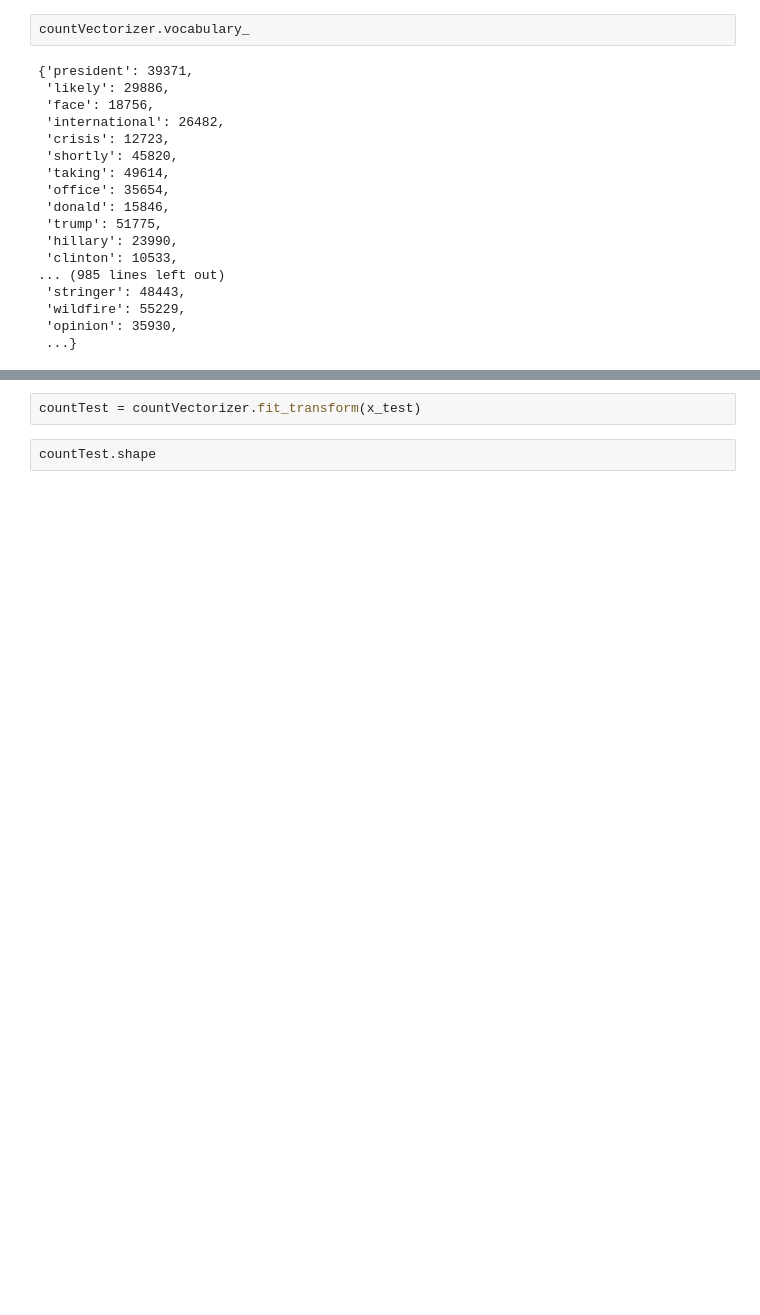
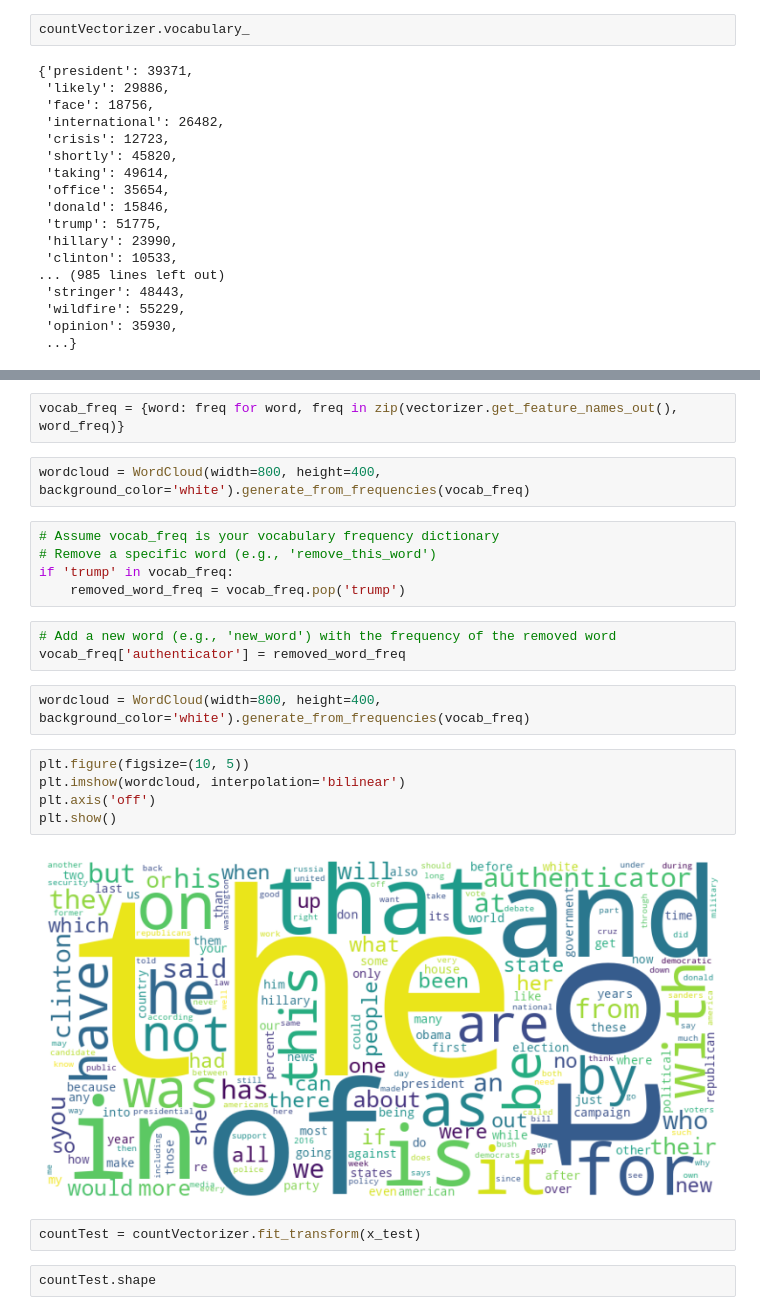
Before and after one commit to kristacourtaway/News-Authenticator, a Jupyter notebook: News Authenticator.ipynb, the cells around one changed output, grey strips where cells are left out. Cells and saved outputs as stored; diff of their text form; blank space fills up the shorter version.

```diff
--- a/News Authenticator.ipynb
+++ b/News Authenticator.ipynb
@@ -130,3 +149,24 @@ countVectorizer.vocabulary_
+# %%
+vocab_freq = {word: freq for word, freq in zip(vectorizer.get_feature_names_out(), word_freq)}
+# %%
+wordcloud = WordCloud(width=800, height=400, background_color='white').generate_from_frequencies(vocab_freq)
+# %%
+# Assume vocab_freq is your vocabulary frequency dictionary
+# Remove a specific word (e.g., 'remove_this_word')
+if 'trump' in vocab_freq:
+    removed_word_freq = vocab_freq.pop('trump')
+# %%
+# Add a new word (e.g., 'new_word') with the frequency of the removed word
+vocab_freq['authenticator'] = removed_word_freq
+# %%
+wordcloud = WordCloud(width=800, height=400, background_color='white').generate_from_frequencies(vocab_freq)
+# %%
+plt.figure(figsize=(10, 5))
+plt.imshow(wordcloud, interpolation='bilinear')
+plt.axis('off')
+plt.show()
+# %% [output]
+[figure, added]
 # %%
 countTest = countVectorizer.fit_transform(x_test)
 # %%
```
Also changed, not shown: parts of 9 cells of this notebook.
